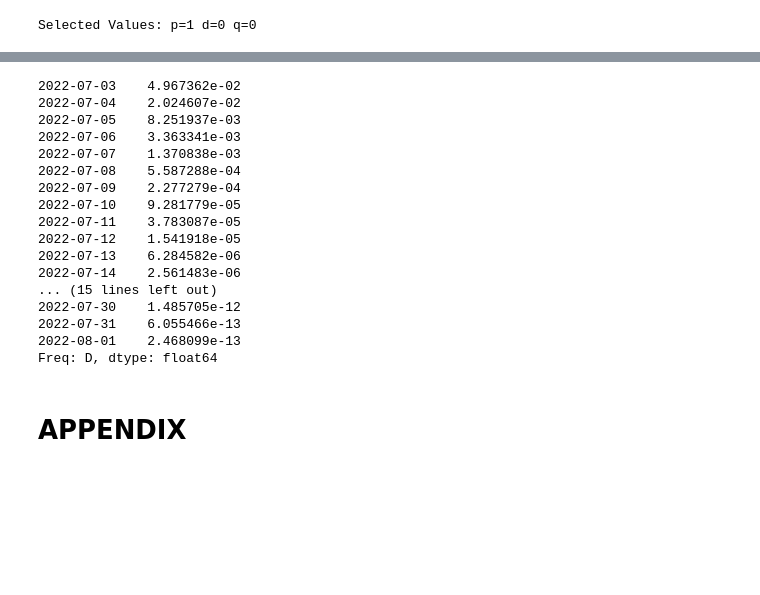
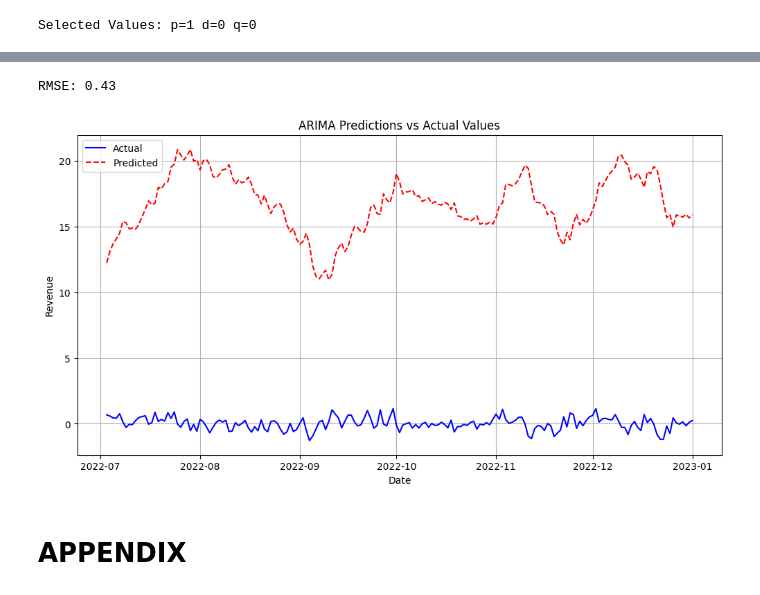
Before and after one commit to colemalphrus/D213, a Jupyter notebook: d213_1.ipynb, the cells around one changed output, grey strips where cells are left out. Saved outputs shown, nothing was run; the diff lists cells and outputs as text; code cells hidden in the pictures; blank space fills up the shorter version.

```diff
--- a/d213_1.ipynb
+++ b/d213_1.ipynb
@@ -295,3 +325,11 @@ Selected Values: p=1 d=0 q=0
 # %%
-arima_selection.fit(train_df['Revenue_d'])
-predictions = arima_selection.predict(n_periods=30)
+# iterate over the test_df['Revenue'] set to generate predictions
+history = train_df['Revenue'].tolist()
+predictions = []
+for obs in test_df['Revenue'].tolist():
+    model = ARIMA(history, order=(1,1,0))
+    model_fit = model.fit()
+    yhat = model_fit.forecast()[0]
+    predictions.append(yhat)
+    history.append(obs)
+    print(f'predicted={yhat:.2f}, expected={obs:.2f}')
@@ -298,23 +354,26 @@ predictions = arima_selection.predict(n_periods=30)
+# %%
+# Calculate root mean squared error
+rmse = sqrt(mean_squared_error(test_df['Revenue'].tolist(), predictions))
+print(f'RMSE: {rmse:.2f}')
+# %% [output]
+RMSE: 0.43
 # %%
-print(predictions)
+# Visualizing the results
+plt.figure(figsize=(12,6))
+plt.plot(test_df.index, test_df['Revenue_d'], label='Actual', color='blue')
+plt.plot(prediction_index, predictions, label='Predicted', color='red', linestyle='--')
+plt.title('ARIMA Predictions vs Actual Values')
+plt.xlabel('Date')
+plt.ylabel('Revenue')
+plt.legend()
+plt.grid(True)
+# plt.annotate('First Prediction: {:.2f}'.format(predictions[0]),
+#              (test_df.index[0], predictions[0]),
+#              xytext=(test_df.index[0], predictions[0] + 10),
+#              arrowprops=dict(facecolor='black', arrowstyle='->'),
+#              horizontalalignment='left')
 # %% [output]
-2022-07-03    4.967362e-02
-2022-07-04    2.024607e-02
-2022-07-05    8.251937e-03
-2022-07-06    3.363341e-03
-2022-07-07    1.370838e-03
-2022-07-08    5.587288e-04
-2022-07-09    2.277279e-04
-2022-07-10    9.281779e-05
-2022-07-11    3.783087e-05
-2022-07-12    1.541918e-05
-2022-07-13    6.284582e-06
-2022-07-14    2.561483e-06
-... (15 lines left out)
-2022-07-30    1.485705e-12
-2022-07-31    6.055466e-13
-2022-08-01    2.468099e-13
-Freq: D, dtype: float64
+[figure, added]
 # %% [markdown]
 # APPENDIX
 # %%
```
Also changed, not shown: parts of 9 cells of this notebook.
